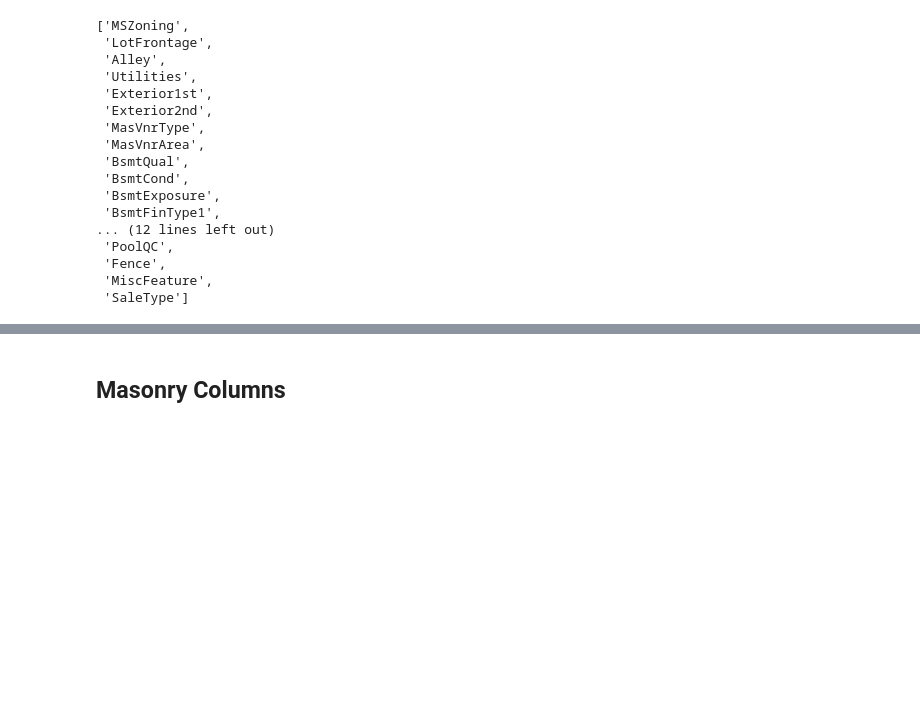
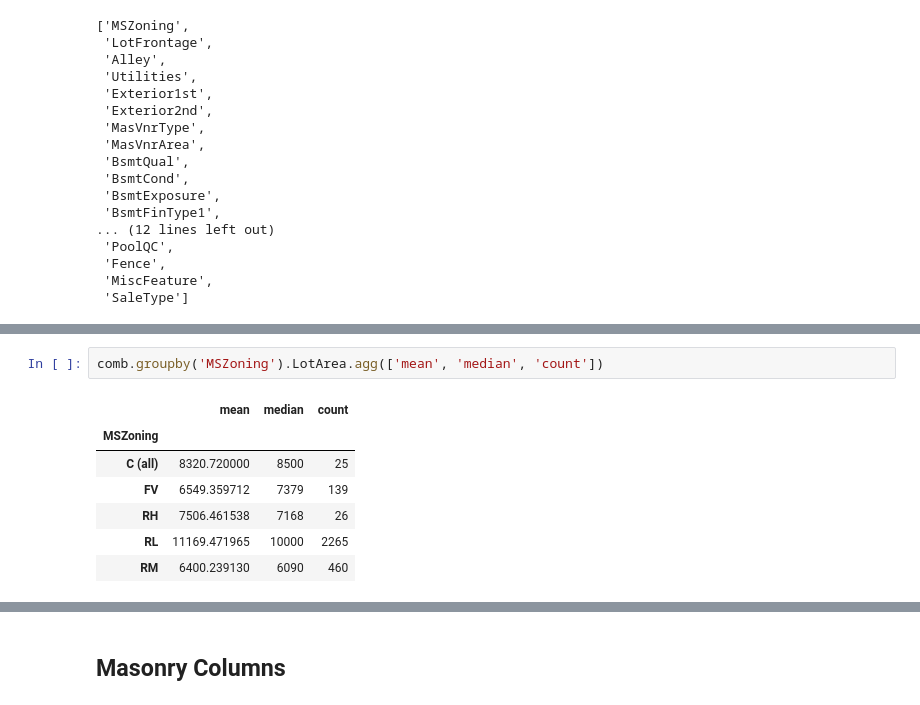
Before and after one commit to maxmorawski/Kaggle, a Jupyter notebook: Housing/ipynb/better-data.ipynb, the cells around one changed output, grey strips where cells are left out. Saved outputs shown, nothing was run; the diff lists cells and outputs as text; blank space fills up the shorter version.

```diff
--- a/Housing/ipynb/better-data.ipynb
+++ b/Housing/ipynb/better-data.ipynb
@@ -34,0 +123,10 @@ list(comb.columns[comb.isnull().any(axis=0)])
+# %%
+comb.groupby('MSZoning').LotArea.agg(['mean', 'median', 'count'])
+# %% [output]
+|  | mean | median | count |
+| MSZoning |  |  |  |
+| C (all) | 8320.720000 | 8500 | 25 |
+| FV | 6549.359712 | 7379 | 139 |
+| RH | 7506.461538 | 7168 | 26 |
+| RL | 11169.471965 | 10000 | 2265 |
+| RM | 6400.239130 | 6090 | 460 |
```
Also changed, not shown: parts of 43 cells of this notebook.
